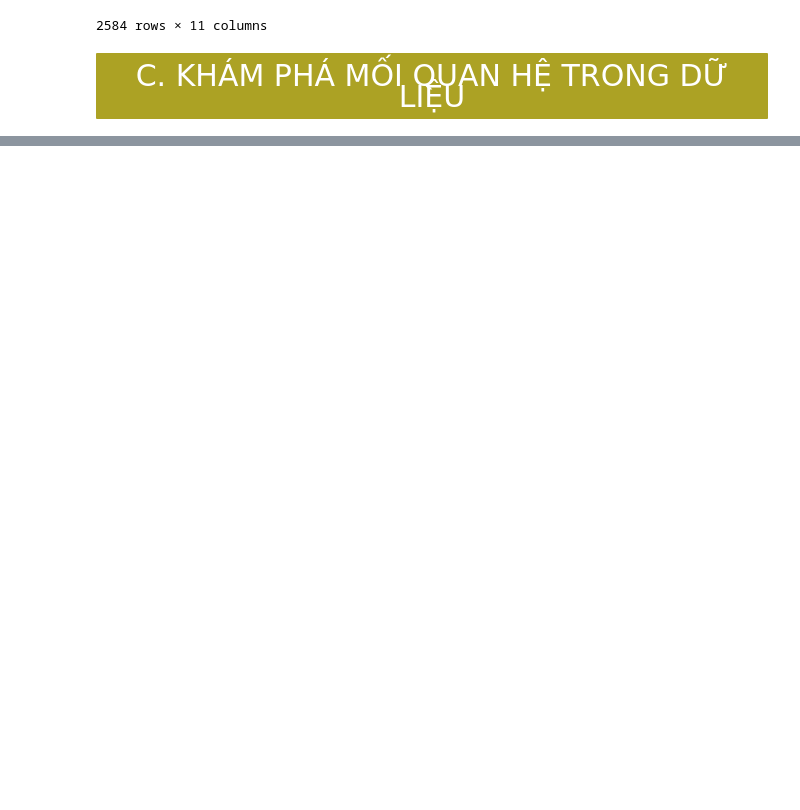
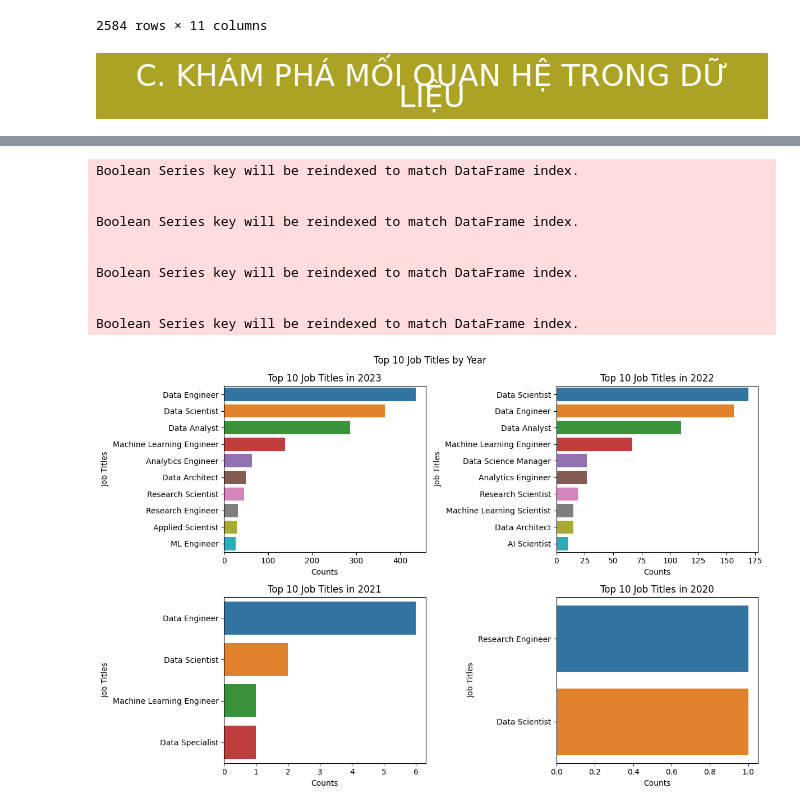
Before and after one commit to PhuongAnh57/LAB2-TQHDL, a Jupyter notebook: source_codes/main.ipynb, the cells around one changed output, grey strips where cells are left out. Saved outputs shown, nothing was run; the diff lists cells and outputs as text; code cells hidden in the pictures; blank space fills up the shorter version.

```diff
--- a/source_codes/main.ipynb
+++ b/source_codes/main.ipynb
@@ -281,0 +293,39 @@ salaries_df
+# %%
+jobs_2023 = salaries_df[df['work_year']==2023]['job_title'].value_counts().nlargest(10).reset_index()
+jobs_2022 = salaries_df[df['work_year']==2022]['job_title'].value_counts().nlargest(10).reset_index()
+jobs_2021 = salaries_df[df['work_year']==2021]['job_title'].value_counts().nlargest(10).reset_index()
+jobs_2020 = salaries_df[df['work_year']==2020]['job_title'].value_counts().nlargest(10).reset_index()
+
+fig, axs = plt.subplots(2, 2, figsize=(12, 8))
+
+# plot for 2023
+sns.barplot(ax=axs[0, 0], data=jobs_2023, y='index', x='job_title')
+axs[0, 0].set(ylabel='Job Titles', xlabel='Counts', title='Top 10 Job Titles in 2023')
+
+# plot for 2022
+sns.barplot(ax=axs[0, 1], data=jobs_2022, y='index', x='job_title')
+axs[0, 1].set(ylabel='Job Titles', xlabel='Counts', title='Top 10 Job Titles in 2022')
+
+# plot for 2021
+sns.barplot(ax=axs[1, 0], data=jobs_2021, y='index', x='job_title')
+axs[1, 0].set(ylabel='Job Titles', xlabel='Counts', title='Top 10 Job Titles in 2021')
+
+# plot for 2020
+sns.barplot(ax=axs[1, 1], data=jobs_2020, y='index', x='job_title')
+axs[1, 1].set(ylabel='Job Titles', xlabel='Counts', title='Top 10 Job Titles in 2020')
+
+fig.suptitle('Top 10 Job Titles by Year')
+plt.tight_layout()
+plt.show()
+# %% [output]
+Boolean Series key will be reindexed to match DataFrame index.
+
+
+Boolean Series key will be reindexed to match DataFrame index.
+
+
+Boolean Series key will be reindexed to match DataFrame index.
+
+
+Boolean Series key will be reindexed to match DataFrame index.
+[figure, added]
```
Also changed, not shown: parts of 12 cells of this notebook.
